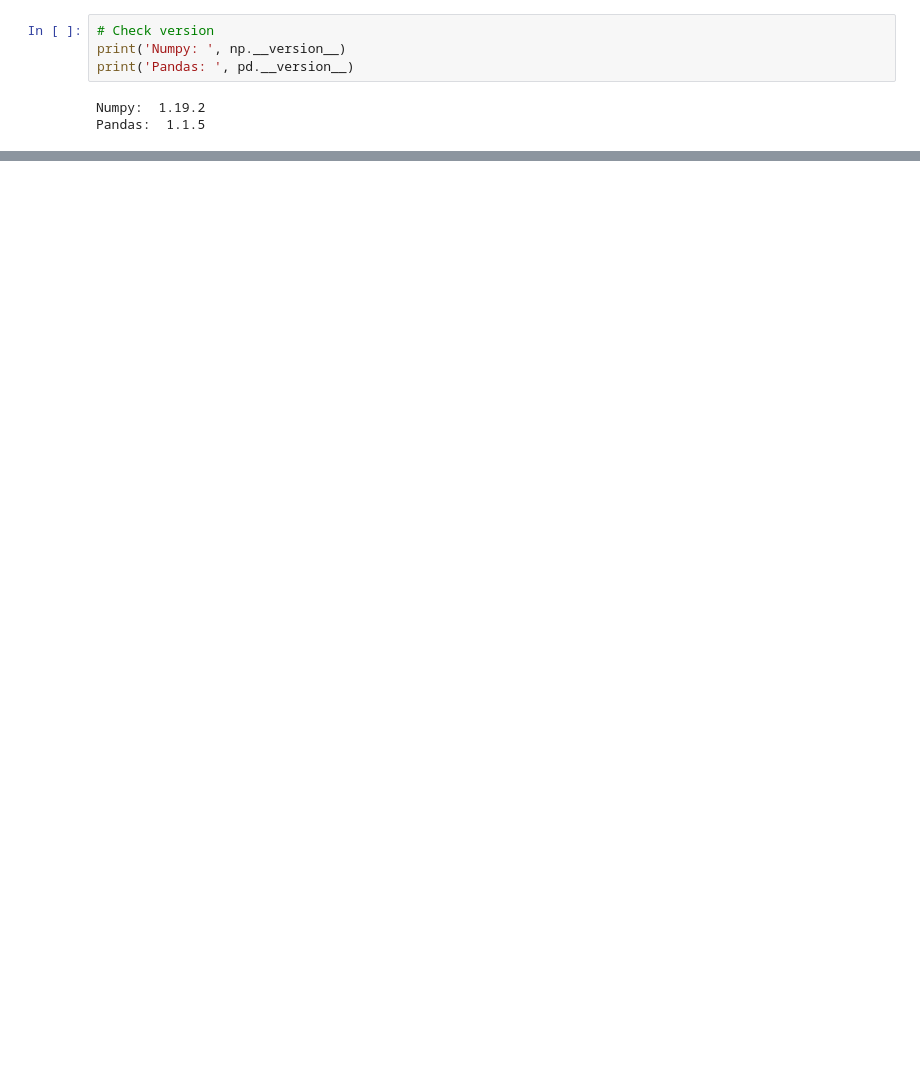
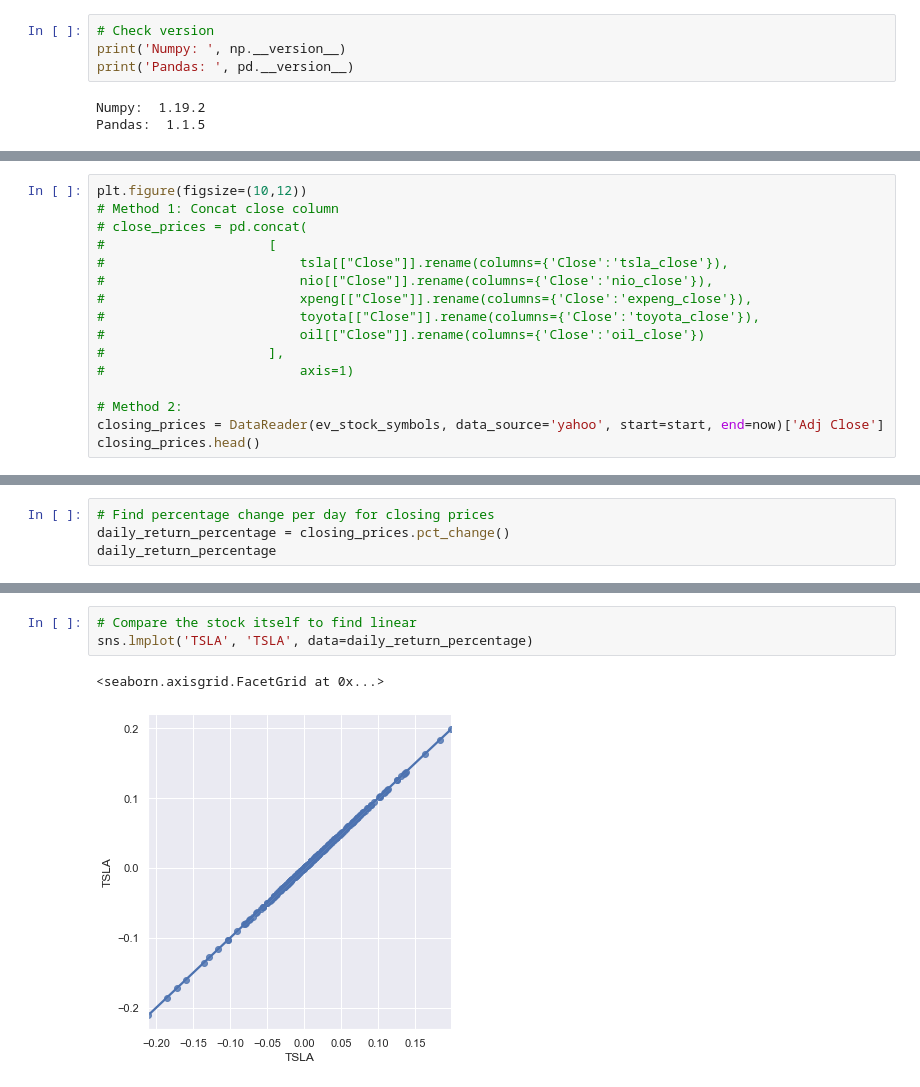
Before and after one commit to tdnam/ds, a Jupyter notebook: w3/lab/ev_stock_analysis.ipynb, the cells around one changed output, grey strips where cells are left out. Drawn from its saved outputs; the diff is of its cells as text; blank space fills up the shorter version.

```diff
--- a/w3/lab/ev_stock_analysis.ipynb
+++ b/w3/lab/ev_stock_analysis.ipynb
@@ -178,0 +264,16 @@ tsla.corr()
+# %%
+plt.figure(figsize=(10,12))
+# Method 1: Concat close column
+# close_prices = pd.concat(
+#                     [
+#                         tsla[["Close"]].rename(columns={'Close':'tsla_close'}),
+#                         nio[["Close"]].rename(columns={'Close':'nio_close'}),
+#                         xpeng[["Close"]].rename(columns={'Close':'expeng_close'}),
+#                         toyota[["Close"]].rename(columns={'Close':'toyota_close'}),
+#                         oil[["Close"]].rename(columns={'Close':'oil_close'})
+#                     ],
+#                         axis=1)
+
+# Method 2:
+closing_prices = DataReader(ev_stock_symbols, data_source='yahoo', start=start, end=now)['Adj Close']
+closing_prices.head()
@@ -178,0 +289,4 @@ tsla.corr()
+# %%
+# Find percentage change per day for closing prices
+daily_return_percentage = closing_prices.pct_change()
+daily_return_percentage
@@ -178,0 +308,6 @@ tsla.corr()
+# %%
+# Compare the stock itself to find linear
+sns.lmplot('TSLA', 'TSLA', data=daily_return_percentage)
+# %% [output]
+<seaborn.axisgrid.FacetGrid at 0x...>
+[figure, added]
```
Also changed, not shown: parts of 53 cells of this notebook.
